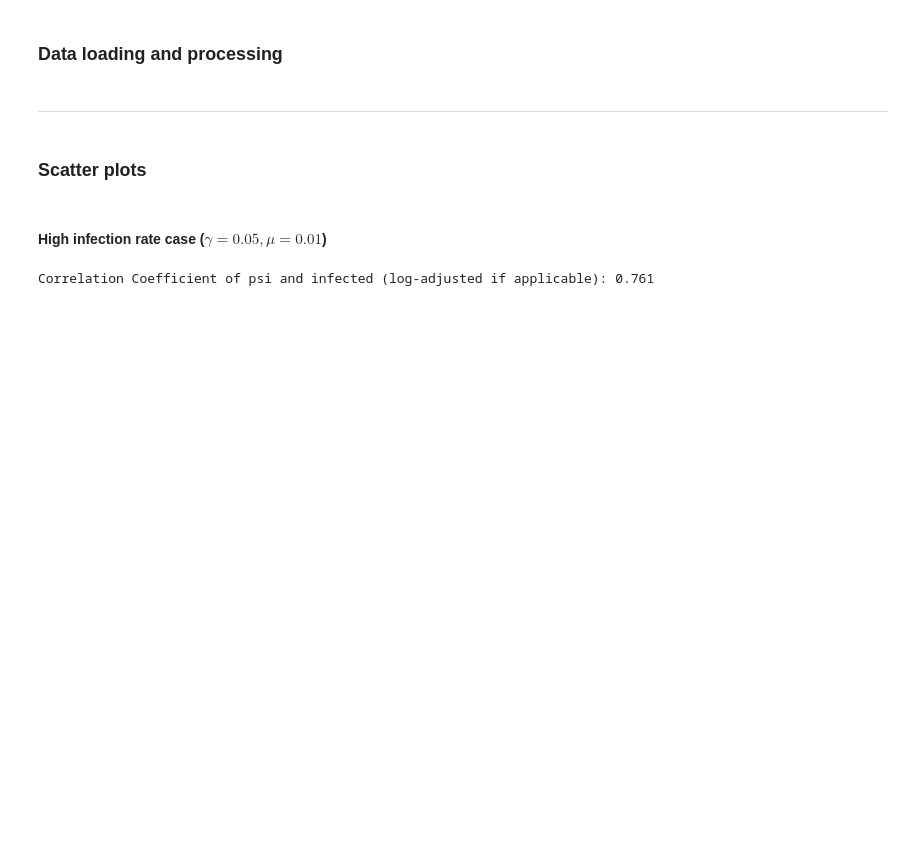
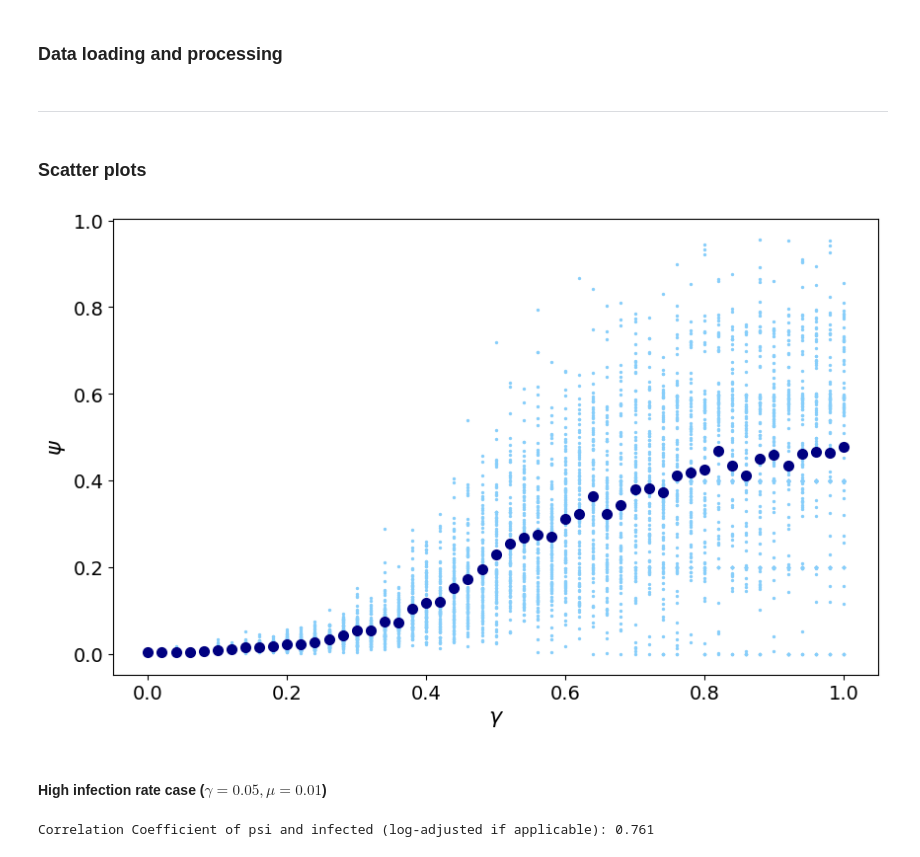
Before and after one commit to skomuro/polarisation_meets_epi, a Jupyter notebook: visualisation.ipynb, the cells around one changed output. Saved outputs shown, nothing was run; the diff lists cells and outputs as text; code cells hidden in the pictures; blank space fills up the shorter version.

```diff
--- a/visualisation.ipynb
+++ b/visualisation.ipynb
@@ -143,6 +92,15 @@ low_df_mean = low_df[low_df.get("type") == "mean"]
 ---
 # %% [markdown]
 ### Scatter plots
+# %%
+plt.scatter(high_df["gamma"], high_df["psi"], color="lightskyblue", s=2)
+plt.scatter(high_df_mean["gamma"], high_df_mean["psi"], color="navy", linewidth=2, marker="o")
+plt.xlabel("$\\gamma$")
+plt.ylabel("$\\psi$")
+plt.savefig("img/gamma_psi_scatter.png")
+plt.show()
+# %% [output]
+[figure, added]
 # %%
 def my_scatter(df, x_variable, y_variable, x_label, y_label, output_path, x_log_scale=False, y_log_scale=False):
     """
```
Also changed, not shown: parts of 6 cells of this notebook.
